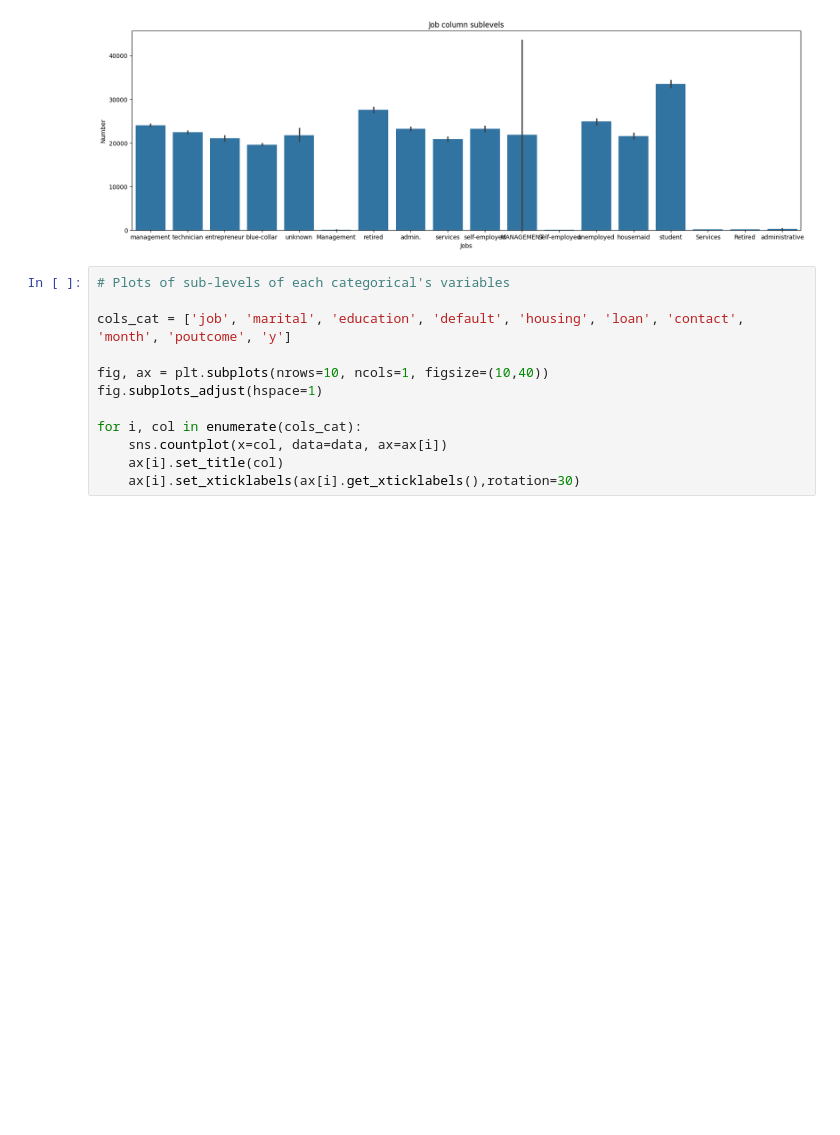
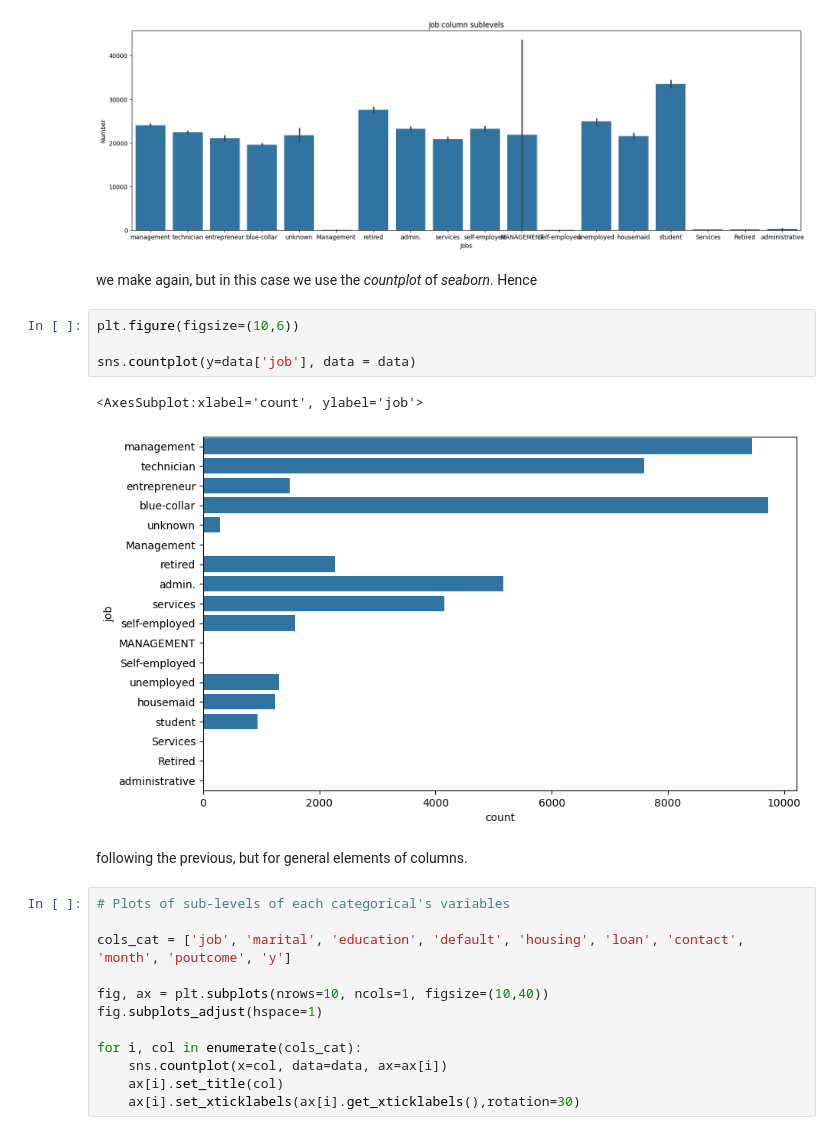
Before and after one commit to MarioSolisB/Profile_of_a_bank_coustomer, a Jupyter notebook: Cleaning_data.ipynb, the cells around one changed output. Drawn from its saved outputs; the diff is of its cells as text; blank space fills up the shorter version.

```diff
--- a/Cleaning_data.ipynb
+++ b/Cleaning_data.ipynb
@@ -339,6 +339,17 @@ plt.xlabel('Jobs')
 # %% [output]
 Text(0.5, 0, 'Jobs')
 [figure]
+# %% [markdown]
+we make again, but in this case we use the *countplot* of *seaborn*. Hence
+# %%
+plt.figure(figsize=(10,6))
+
+sns.countplot(y=data['job'], data = data)
+# %% [output]
+<AxesSubplot:xlabel='count', ylabel='job'>
+[figure, added]
+# %% [markdown]
+following the previous, but for general elements of columns.
 # %%
 # Plots of sub-levels of each categorical's variables
 
```
